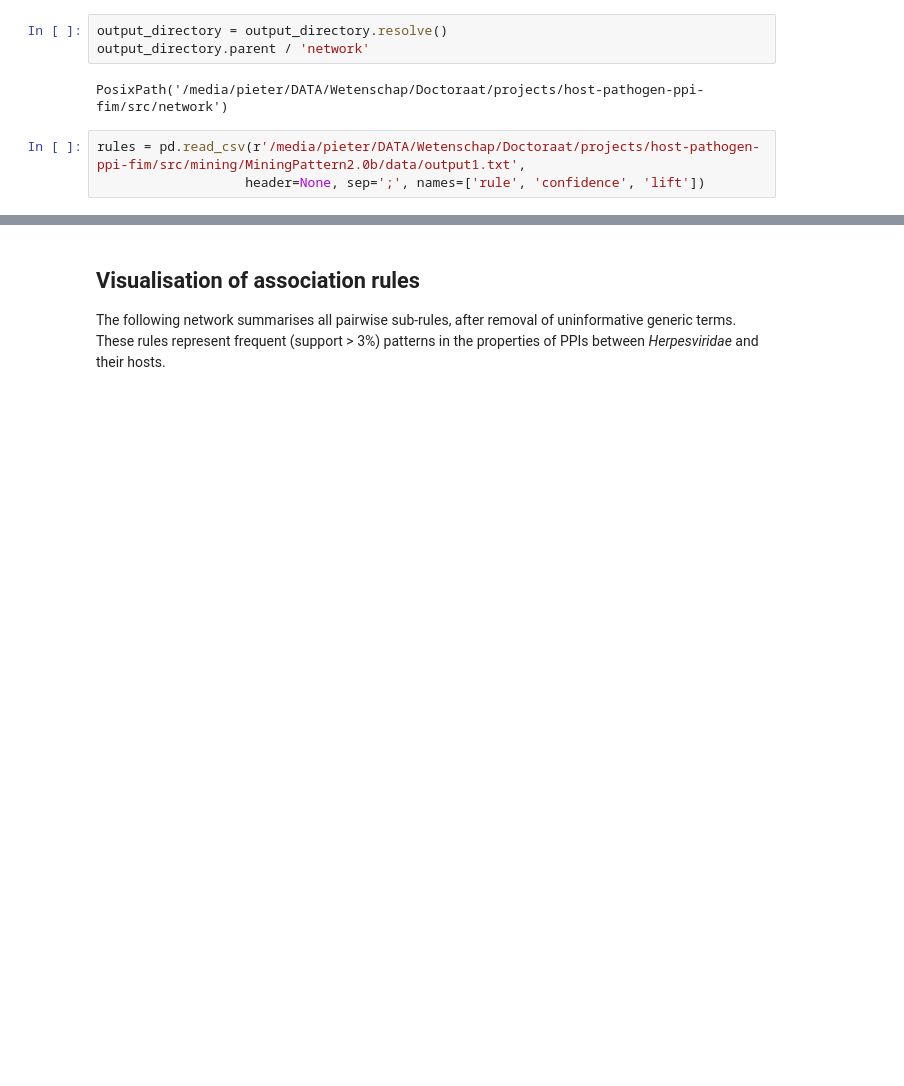
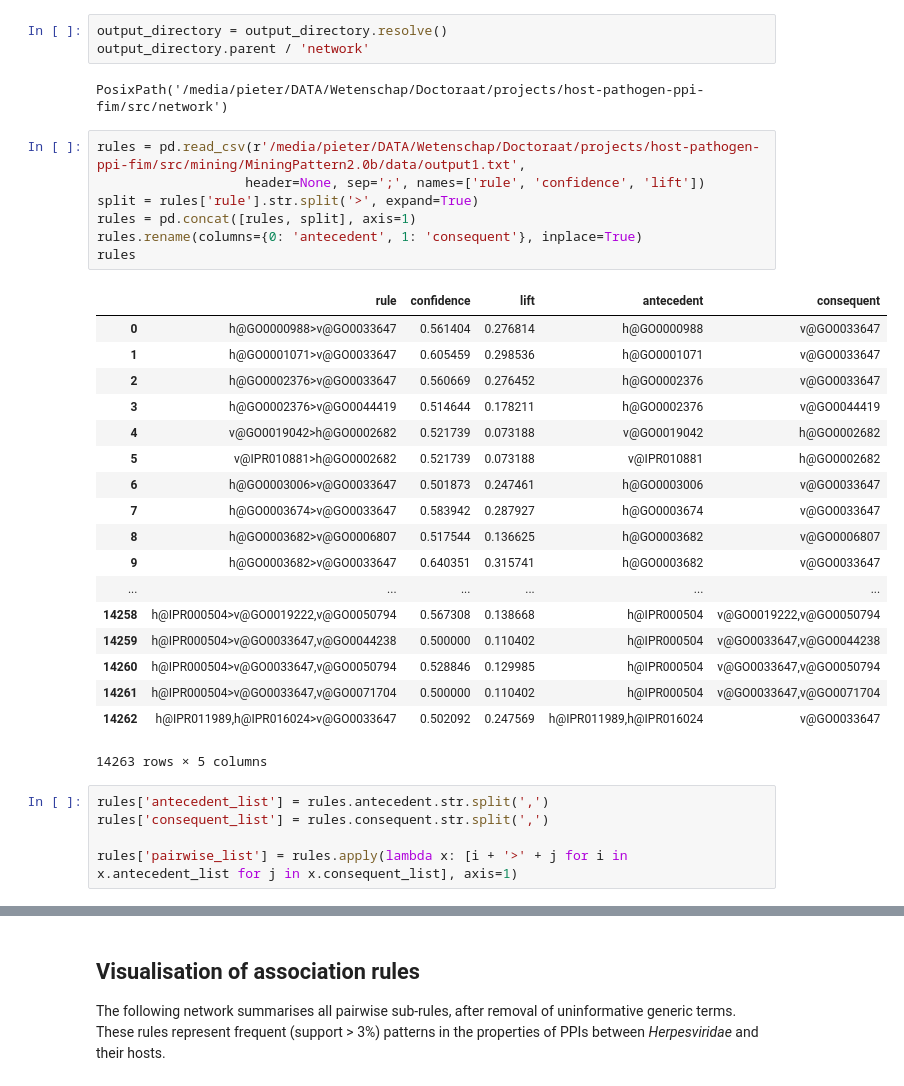
Before and after one commit to pmoris/host-pathogen-ppi-analysis, a Jupyter notebook: notebooks/Host-pathogen PPI meta mining.ipynb, the cells around one changed output, grey strips where cells are left out. Saved outputs shown, nothing was run; the diff lists cells and outputs as text; blank space fills up the shorter version.

Commit message:
Begin rule parsing

```diff
--- a/notebooks/Host-pathogen PPI meta mining.ipynb
+++ b/notebooks/Host-pathogen PPI meta mining.ipynb
@@ -567,3 +581,31 @@ PosixPath('/media/pieter/DATA/Wetenschap/Doctoraat/projects/host-pathogen-ppi-fi
 # %%
 rules = pd.read_csv(r'/media/pieter/DATA/Wetenschap/Doctoraat/projects/host-pathogen-ppi-fim/src/mining/MiningPattern2.0b/data/output1.txt',
                    header=None, sep=';', names=['rule', 'confidence', 'lift'])
+split = rules['rule'].str.split('>', expand=True)
+rules = pd.concat([rules, split], axis=1)
+rules.rename(columns={0: 'antecedent', 1: 'consequent'}, inplace=True)
+rules
+# %% [output]
+|  | rule | confidence | lift | antecedent | consequent |
+| 0 | h@GO0000988>v@GO0033647 | 0.561404 | 0.276814 | h@GO0000988 | v@GO0033647 |
+| 1 | h@GO0001071>v@GO0033647 | 0.605459 | 0.298536 | h@GO0001071 | v@GO0033647 |
+| 2 | h@GO0002376>v@GO0033647 | 0.560669 | 0.276452 | h@GO0002376 | v@GO0033647 |
+| 3 | h@GO0002376>v@GO0044419 | 0.514644 | 0.178211 | h@GO0002376 | v@GO0044419 |
+| 4 | v@GO0019042>h@GO0002682 | 0.521739 | 0.073188 | v@GO0019042 | h@GO0002682 |
+| 5 | v@IPR010881>h@GO0002682 | 0.521739 | 0.073188 | v@IPR010881 | h@GO0002682 |
+| 6 | h@GO0003006>v@GO0033647 | 0.501873 | 0.247461 | h@GO0003006 | v@GO0033647 |
+| 7 | h@GO0003674>v@GO0033647 | 0.583942 | 0.287927 | h@GO0003674 | v@GO0033647 |
+| 8 | h@GO0003682>v@GO0006807 | 0.517544 | 0.136625 | h@GO0003682 | v@GO0006807 |
+| 9 | h@GO0003682>v@GO0033647 | 0.640351 | 0.315741 | h@GO0003682 | v@GO0033647 |
+| ... | ... | ... | ... | ... | ... |
+| 14258 | h@IPR000504>v@GO0019222,v@GO0050794 | 0.567308 | 0.138668 | h@IPR000504 | v@GO0019222,v@GO0050794 |
+| 14259 | h@IPR000504>v@GO0033647,v@GO0044238 | 0.500000 | 0.110402 | h@IPR000504 | v@GO0033647,v@GO0044238 |
+| 14260 | h@IPR000504>v@GO0033647,v@GO0050794 | 0.528846 | 0.129985 | h@IPR000504 | v@GO0033647,v@GO0050794 |
+| 14261 | h@IPR000504>v@GO0033647,v@GO0071704 | 0.500000 | 0.110402 | h@IPR000504 | v@GO0033647,v@GO0071704 |
+| 14262 | h@IPR011989,h@IPR016024>v@GO0033647 | 0.502092 | 0.247569 | h@IPR011989,h@IPR016024 | v@GO0033647 |
+14263 rows × 5 columns
+# %%
+rules['antecedent_list'] = rules.antecedent.str.split(',')
+rules['consequent_list'] = rules.consequent.str.split(',')
+
+rules['pairwise_list'] = rules.apply(lambda x: [i + '>' + j for i in x.antecedent_list for j in x.consequent_list], axis=1)
```
Also changed, not shown: parts of 14 cells of this notebook.
